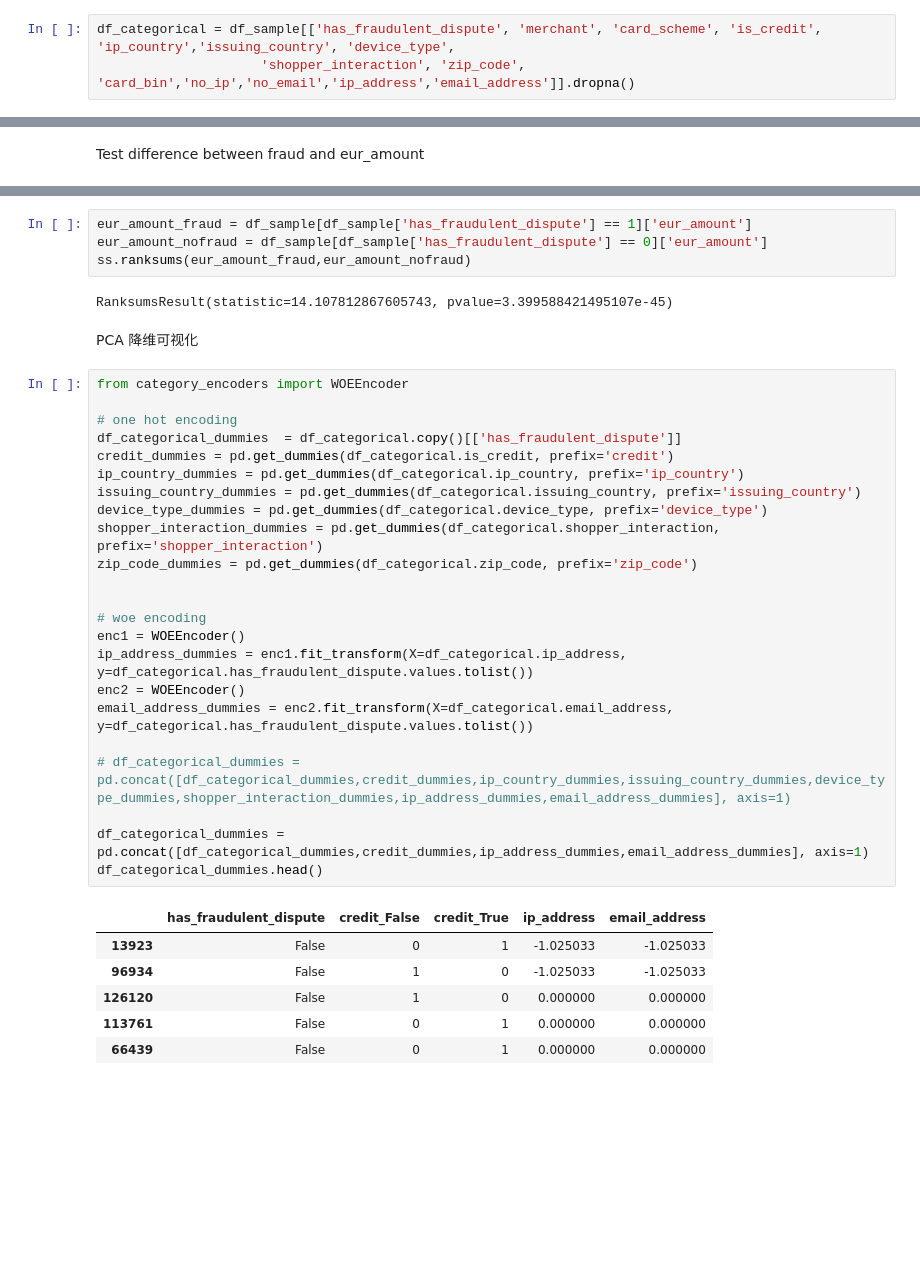
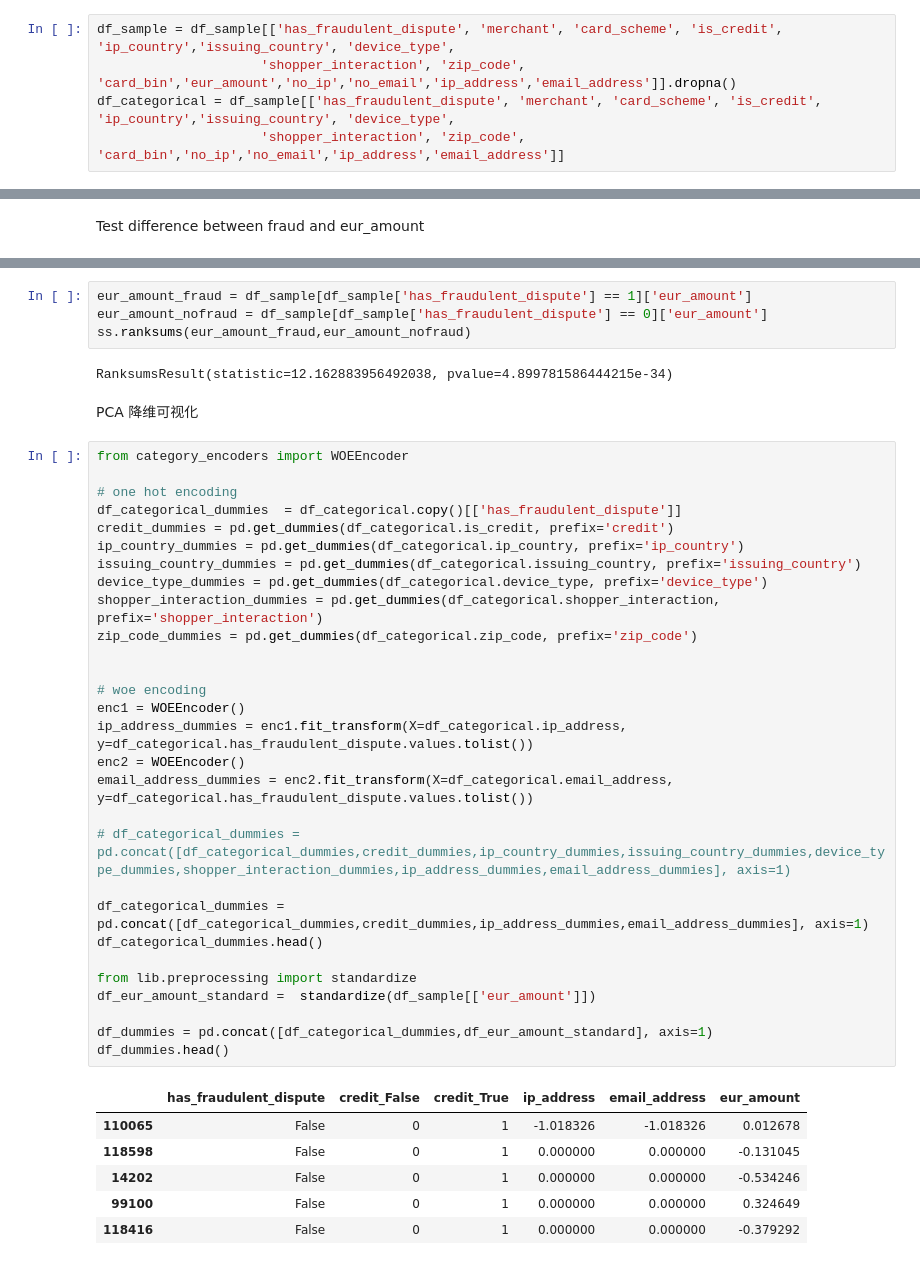
Before and after one commit to ymurong/DSP, a Jupyter notebook: visualization_time_independant.ipynb, the cells around one changed output, grey strips where cells are left out. Cells and saved outputs as stored; diff of their text form; blank space fills up the shorter version.

```diff
--- a/visualization_time_independant.ipynb
+++ b/visualization_time_independant.ipynb
@@ -52,8 +51,10 @@ https://towardsdatascience.com/the-search-for-categorical-correlation-a1cf7f1888
 
 Choose feature: merchant, card_scheme, is_credit, eur_amount, ip_country, device_type, shopper_interaction, zip_code, card_bin
 # %%
+df_sample = df_sample[['has_fraudulent_dispute', 'merchant', 'card_scheme', 'is_credit', 'ip_country','issuing_country', 'device_type',
+                     'shopper_interaction', 'zip_code', 'card_bin','eur_amount','no_ip','no_email','ip_address','email_address']].dropna()
 df_categorical = df_sample[['has_fraudulent_dispute', 'merchant', 'card_scheme', 'is_credit', 'ip_country','issuing_country', 'device_type',
-                     'shopper_interaction', 'zip_code', 'card_bin','no_ip','no_email','ip_address','email_address']].dropna()
+                     'shopper_interaction', 'zip_code', 'card_bin','no_ip','no_email','ip_address','email_address']]
 # %%
 df_categorical.head()
 # %% [output]
@@ -132,36 +133,42 @@ eur_amount_fraud = df_sample[df_sample['has_fraudulent_dispute'] == 1]['eur_amou
 eur_amount_nofraud = df_sample[df_sample['has_fraudulent_dispute'] == 0]['eur_amount']
 ss.ranksums(eur_amount_fraud,eur_amount_nofraud)
 # %% [output]
-RanksumsResult(statistic=14.107812867605743, pvalue=3.399588421495107e-45)
+RanksumsResult(statistic=12.162883956492038, pvalue=4.899781586444215e-34)
 # %% [markdown]
 PCA 降维可视化
 # %%
 from category_encoders import WOEEncoder
 
 # one hot encoding
 df_categorical_dummies  = df_categorical.copy()[['has_fraudulent_dispute']]
 credit_dummies = pd.get_dummies(df_categorical.is_credit, prefix='credit')
 ip_country_dummies = pd.get_dummies(df_categorical.ip_country, prefix='ip_country')
 issuing_country_dummies = pd.get_dummies(df_categorical.issuing_country, prefix='issuing_country')
 device_type_dummies = pd.get_dummies(df_categorical.device_type, prefix='device_type')
 shopper_interaction_dummies = pd.get_dummies(df_categorical.shopper_interaction, prefix='shopper_interaction')
 zip_code_dummies = pd.get_dummies(df_categorical.zip_code, prefix='zip_code')
 
 
 # woe encoding
 enc1 = WOEEncoder()
 ip_address_dummies = enc1.fit_transform(X=df_categorical.ip_address, y=df_categorical.has_fraudulent_dispute.values.tolist())
 enc2 = WOEEncoder()
 email_address_dummies = enc2.fit_transform(X=df_categorical.email_address, y=df_categorical.has_fraudulent_dispute.values.tolist())
 
 # df_categorical_dummies = pd.concat([df_categorical_dummies,credit_dummies,ip_country_dummies,issuing_country_dummies,device_type_dummies,shopper_interaction_dummies,ip_address_dummies,email_address_dummies], axis=1)
 
 df_categorical_dummies = pd.concat([df_categorical_dummies,credit_dummies,ip_address_dummies,email_address_dummies], axis=1)
 df_categorical_dummies.head()
+
+from lib.preprocessing import standardize
+df_eur_amount_standard =  standardize(df_sample[['eur_amount']])
+
+df_dummies = pd.concat([df_categorical_dummies,df_eur_amount_standard], axis=1)
+df_dummies.head()
 # %% [output]
-|  | has_fraudulent_dispute | credit_False | credit_True | ip_address | email_address |
-| 13923 | False | 0 | 1 | -1.025033 | -1.025033 |
-| 96934 | False | 1 | 0 | -1.025033 | -1.025033 |
-| 126120 | False | 1 | 0 | 0.000000 | 0.000000 |
-| 113761 | False | 0 | 1 | 0.000000 | 0.000000 |
-| 66439 | False | 0 | 1 | 0.000000 | 0.000000 |
+|  | has_fraudulent_dispute | credit_False | credit_True | ip_address | email_address | eur_amount |
+| 110065 | False | 0 | 1 | -1.018326 | -1.018326 | 0.012678 |
+| 118598 | False | 0 | 1 | 0.000000 | 0.000000 | -0.131045 |
+| 14202 | False | 0 | 1 | 0.000000 | 0.000000 | -0.534246 |
+| 99100 | False | 0 | 1 | 0.000000 | 0.000000 | 0.324649 |
+| 118416 | False | 0 | 1 | 0.000000 | 0.000000 | -0.379292 |
```
Also changed, not shown: parts of 15 cells of this notebook, 3 other files.
